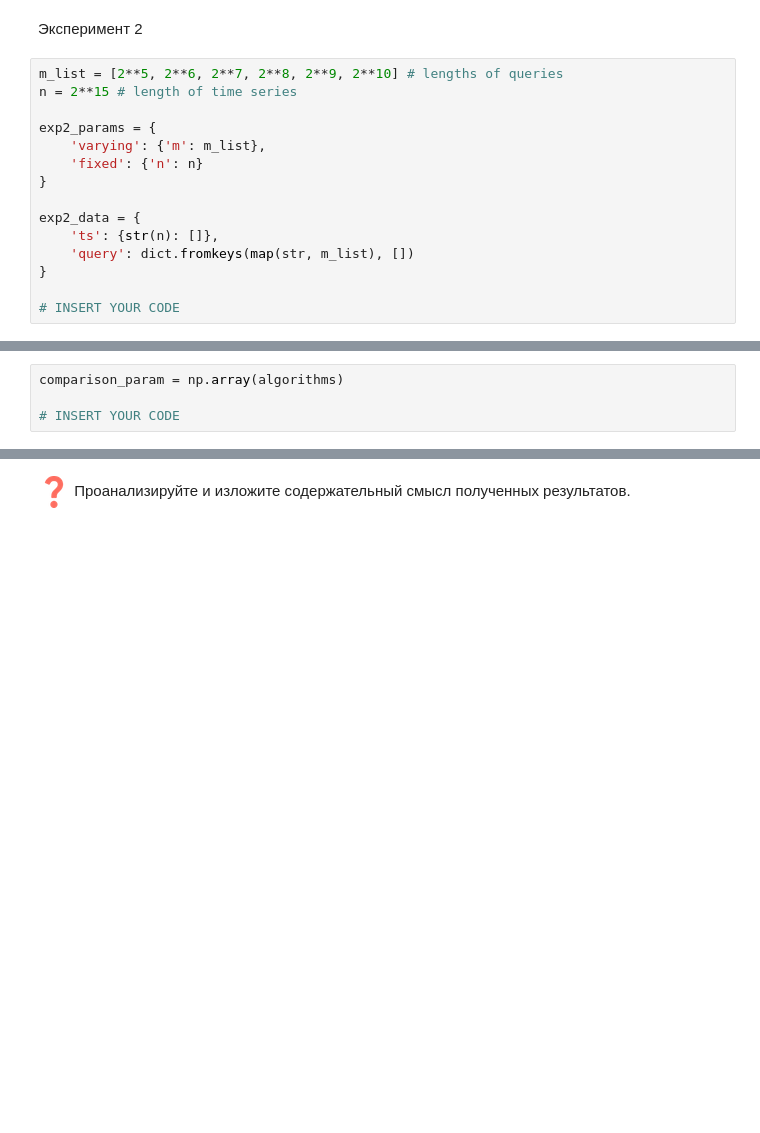
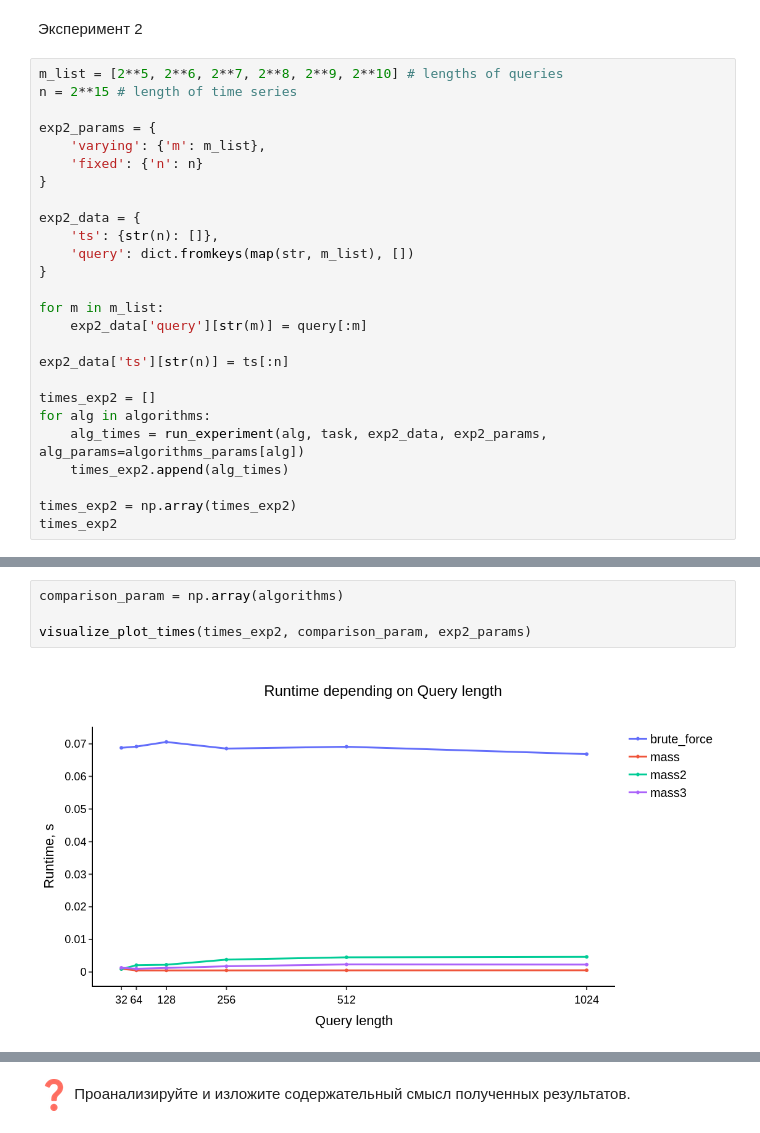
Before and after one commit to Danila-Che/2025-Galiulin-TimeSeriesCourse, a Jupyter notebook: practice/02 Similarity search/02 Similarity search.ipynb, the cells around one changed output, grey strips where cells are left out. Drawn from its saved outputs; the diff is of its cells as text; blank space fills up the shorter version.

```diff
--- a/practice/02 Similarity search/02 Similarity search.ipynb
+++ b/practice/02 Similarity search/02 Similarity search.ipynb
@@ -205,4 +254,15 @@ exp2_data = {
     'query': dict.fromkeys(map(str, m_list), [])
 }
 
-# INSERT YOUR CODE
+for m in m_list:
+    exp2_data['query'][str(m)] = query[:m]
+
+exp2_data['ts'][str(n)] = ts[:n]
+
+times_exp2 = []
+for alg in algorithms:
+    alg_times = run_experiment(alg, task, exp2_data, exp2_params, alg_params=algorithms_params[alg])
+    times_exp2.append(alg_times)
+
+times_exp2 = np.array(times_exp2)
+times_exp2
@@ -209,7 +278,9 @@ exp2_data = {
 # %%
 comparison_param = np.array(algorithms)
 
-# INSERT YOUR CODE
+visualize_plot_times(times_exp2, comparison_param, exp2_params)
+# %% [output]
+[figure, added]
 # %%
 tab_index = algorithms[1:]
 tab_columns = [f"m = {m}" for m in m_list]
```
Also changed, not shown: parts of 30 cells of this notebook, 1 other file.
